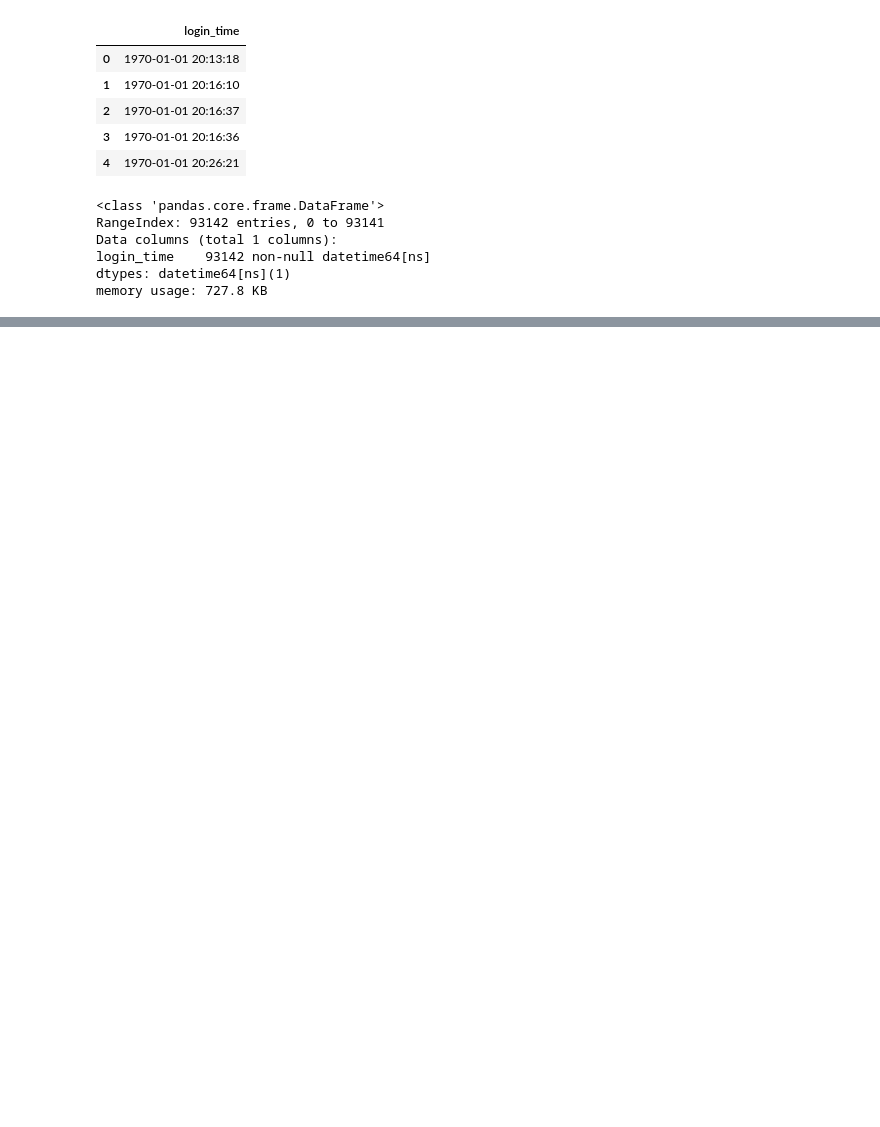
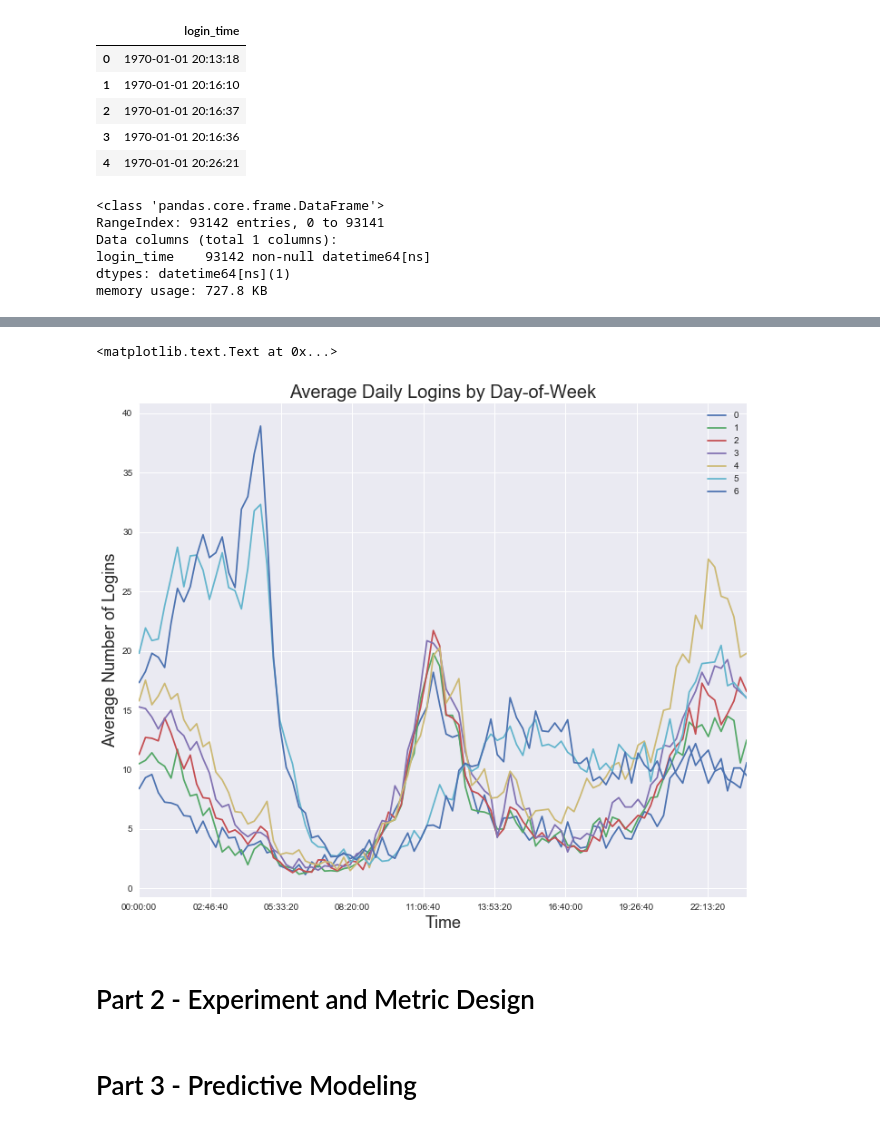
Before and after one commit to MPhillips55/Take_Home_Questions, a Jupyter notebook: ultimate_challenge/Ultimate Inc. Take Home Challenge.ipynb, the cells around one changed output, grey strips where cells are left out. Cells and saved outputs as stored; diff of their text form; code cells hidden in the pictures; blank space fills up the shorter version.

```diff
--- a/ultimate_challenge/Ultimate Inc. Take Home Challenge.ipynb
+++ b/ultimate_challenge/Ultimate Inc. Take Home Challenge.ipynb
@@ -79,0 +84,19 @@ df.resample('15T').sum()
+# %%
+pivoted = pd.pivot_table(df1, values='count', columns='dayofweek', index='Time')
+
+
+ax = pivoted.plot(figsize=(12,10))
+
+
+lines, labels = ax.get_legend_handles_labels()
+ax.legend(lines, labels, loc='best')
+plt.title("Average Daily Logins by Day-of-Week", fontsize=20)
+plt.xlabel("Time", fontsize=18)
+plt.ylabel("Average Number of Logins", fontsize=18)
+# %% [output]
+<matplotlib.text.Text at 0x...>
+[figure, added]
+# %% [markdown]
+# Part 2 - Experiment and Metric Design
+# %% [markdown]
+# Part 3 - Predictive Modeling
```
Also changed, not shown: parts of 23 cells of this notebook.
